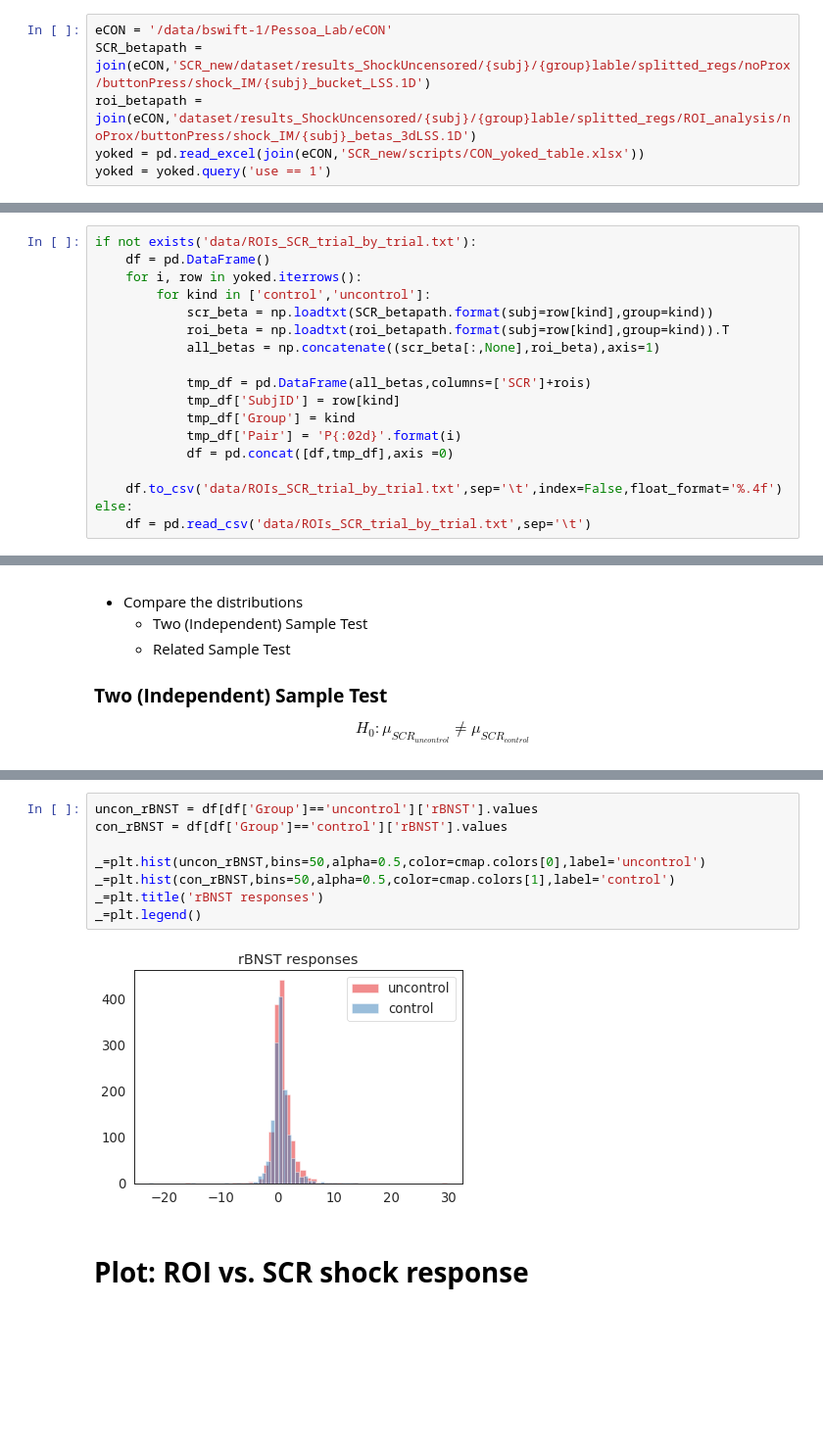
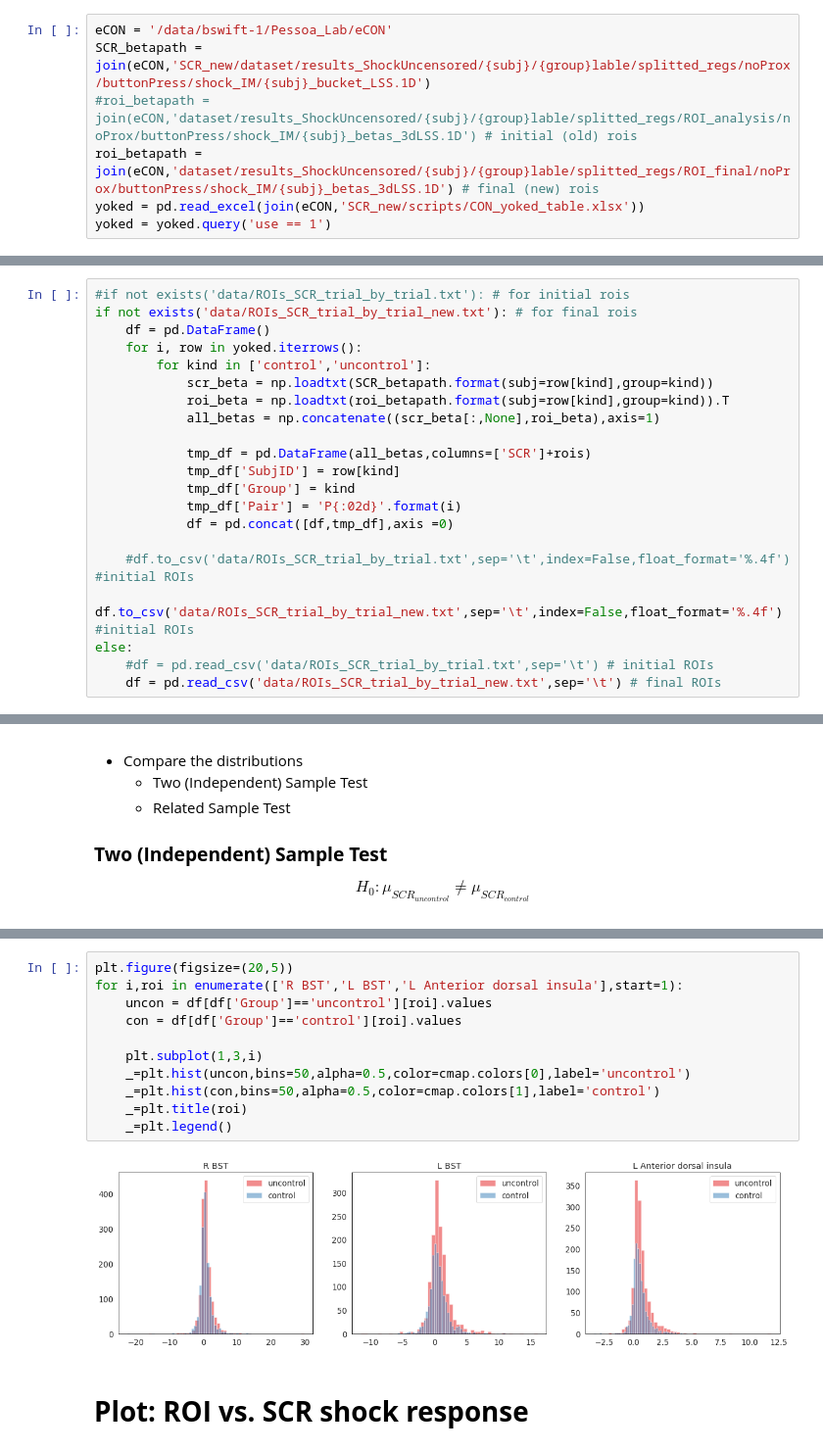
Before and after one commit to chirag90in/eCON_old, a Jupyter notebook: eCON/06a-SCR_analysis_trial_by_trial.ipynb, the cells around one changed output, grey strips where cells are left out. Shown at 98% size. Saved outputs shown, nothing was run; the diff lists cells and outputs as text; blank space fills up the shorter version.

```diff
--- a/eCON/06a-SCR_analysis_trial_by_trial.ipynb
+++ b/eCON/06a-SCR_analysis_trial_by_trial.ipynb
@@ -33,6 +33,7 @@ cmap = plt.get_cmap('Set1')
 # %%
 eCON = '/data/bswift-1/Pessoa_Lab/eCON'
 SCR_betapath = join(eCON,'SCR_new/dataset/results_ShockUncensored/{subj}/{group}lable/splitted_regs/noProx/buttonPress/shock_IM/{subj}_bucket_LSS.1D')
-roi_betapath = join(eCON,'dataset/results_ShockUncensored/{subj}/{group}lable/splitted_regs/ROI_analysis/noProx/buttonPress/shock_IM/{subj}_betas_3dLSS.1D')
+#roi_betapath = join(eCON,'dataset/results_ShockUncensored/{subj}/{group}lable/splitted_regs/ROI_analysis/noProx/buttonPress/shock_IM/{subj}_betas_3dLSS.1D') # initial (old) rois
+roi_betapath = join(eCON,'dataset/results_ShockUncensored/{subj}/{group}lable/splitted_regs/ROI_final/noProx/buttonPress/shock_IM/{subj}_betas_3dLSS.1D') # final (new) rois
 yoked = pd.read_excel(join(eCON,'SCR_new/scripts/CON_yoked_table.xlsx'))
 yoked = yoked.query('use == 1')
@@ -48,7 +76,8 @@ len(rois)
 24
 [figure]
 # %%
-if not exists('data/ROIs_SCR_trial_by_trial.txt'):
+#if not exists('data/ROIs_SCR_trial_by_trial.txt'): # for initial rois
+if not exists('data/ROIs_SCR_trial_by_trial_new.txt'): # for final rois
     df = pd.DataFrame()
     for i, row in yoked.iterrows():
         for kind in ['control','uncontrol']:
@@ -62,6 +91,8 @@ if not exists('data/ROIs_SCR_trial_by_trial.txt'):
             tmp_df['Pair'] = 'P{:02d}'.format(i)
             df = pd.concat([df,tmp_df],axis =0)
 
-    df.to_csv('data/ROIs_SCR_trial_by_trial.txt',sep='\t',index=False,float_format='%.4f')
+    #df.to_csv('data/ROIs_SCR_trial_by_trial.txt',sep='\t',index=False,float_format='%.4f') #initial ROIs
+    df.to_csv('data/ROIs_SCR_trial_by_trial_new.txt',sep='\t',index=False,float_format='%.4f') #initial ROIs
 else:
-    df = pd.read_csv('data/ROIs_SCR_trial_by_trial.txt',sep='\t')
+    #df = pd.read_csv('data/ROIs_SCR_trial_by_trial.txt',sep='\t') # initial ROIs
+    df = pd.read_csv('data/ROIs_SCR_trial_by_trial_new.txt',sep='\t') # final ROIs
@@ -105,14 +116,17 @@ _=plt.legend()
 # %% [output]
 [figure]
 # %%
-uncon_rBNST = df[df['Group']=='uncontrol']['rBNST'].values
-con_rBNST = df[df['Group']=='control']['rBNST'].values
+plt.figure(figsize=(20,5))
+for i,roi in enumerate(['R BST','L BST','L Anterior dorsal insula'],start=1):
+    uncon = df[df['Group']=='uncontrol'][roi].values
+    con = df[df['Group']=='control'][roi].values
 
-_=plt.hist(uncon_rBNST,bins=50,alpha=0.5,color=cmap.colors[0],label='uncontrol')
-_=plt.hist(con_rBNST,bins=50,alpha=0.5,color=cmap.colors[1],label='control')
-_=plt.title('rBNST responses')
-_=plt.legend()
+    plt.subplot(1,3,i)
+    _=plt.hist(uncon,bins=50,alpha=0.5,color=cmap.colors[0],label='uncontrol')
+    _=plt.hist(con,bins=50,alpha=0.5,color=cmap.colors[1],label='control')
+    _=plt.title(roi)
+    _=plt.legend()
 # %% [output]
-[figure, old version]
+[figure, new version]
 # %% [markdown]
 # **Plot: ROI vs. SCR shock response**
```
Also changed, not shown: parts of 18 cells of this notebook, 1 other file.
